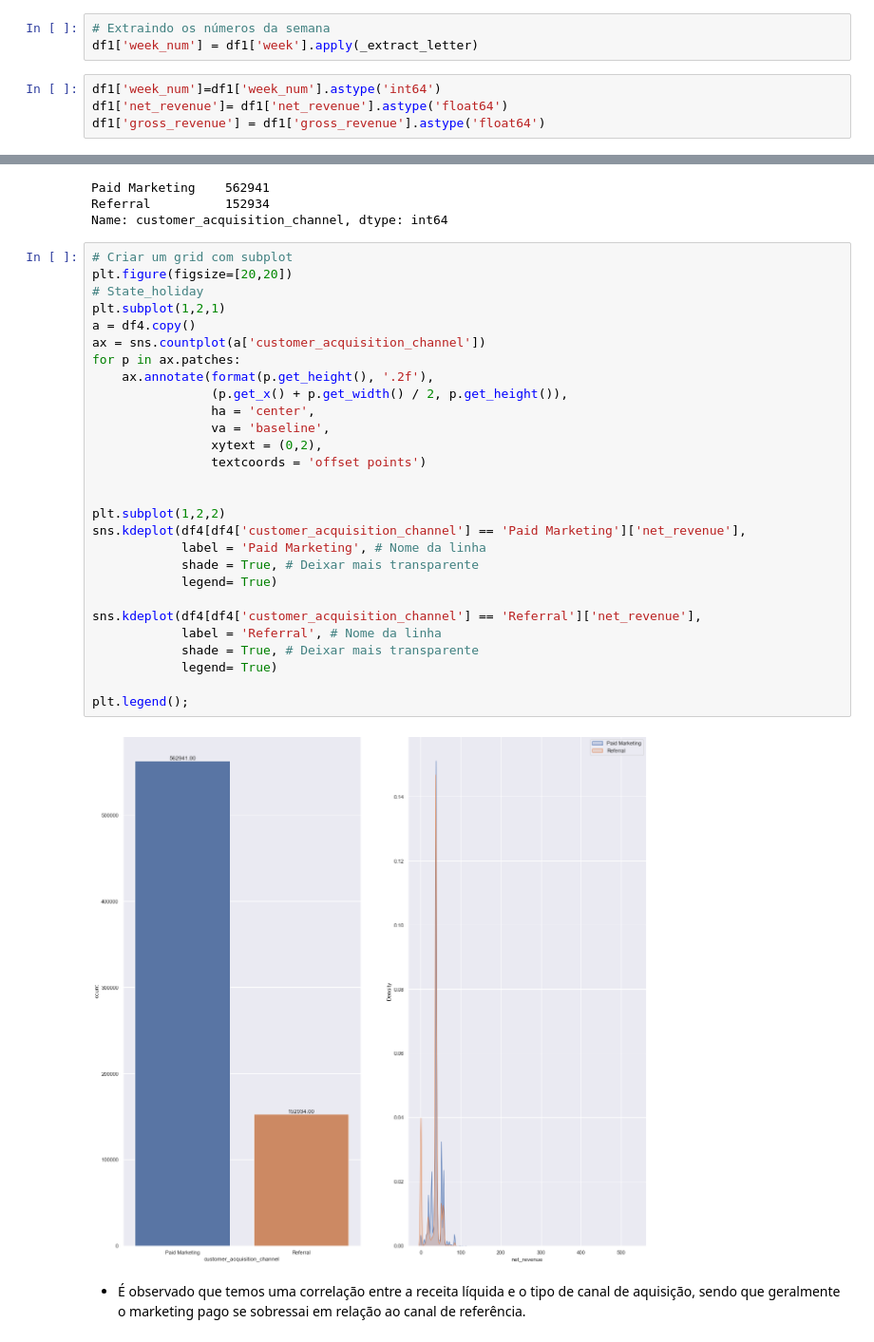
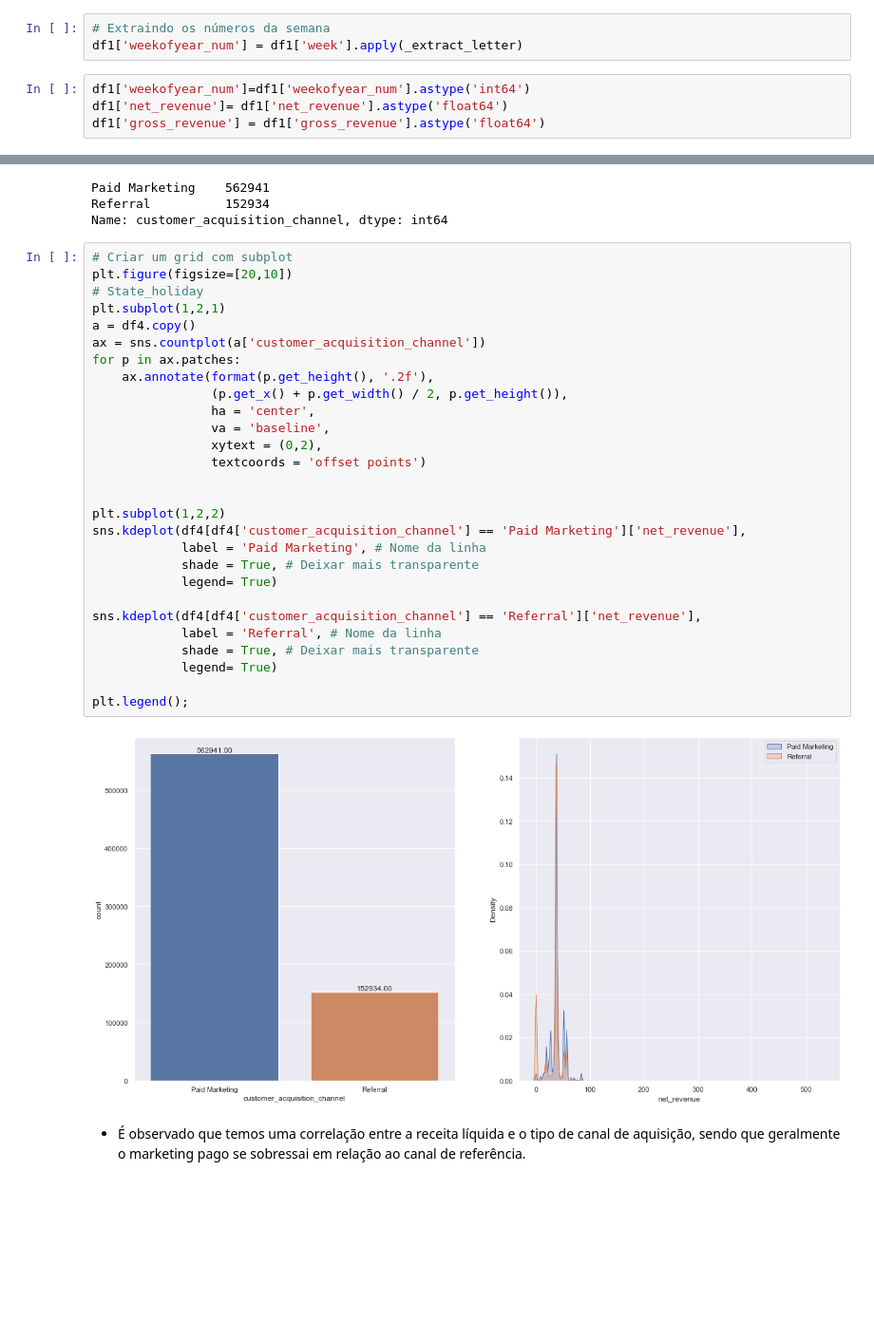
Before and after one commit to KaissonFerreira/forecast_net_revenue, a Jupyter notebook: notebooks/1.0_kf_eda.ipynb, the cells around one changed output, grey strips where cells are left out. Shown at 95% size. Cells and saved outputs as stored; diff of their text form; blank space fills up the shorter version.

```diff
--- a/notebooks/1.0_kf_eda.ipynb
+++ b/notebooks/1.0_kf_eda.ipynb
@@ -150,9 +150,9 @@ dtype: float64
 ### Change DTypes
 # %%
 # Extraindo os números da semana
-df1['week_num'] = df1['week'].apply(_extract_letter)
+df1['weekofyear_num'] = df1['week'].apply(_extract_letter)
 # %%
-df1['week_num']=df1['week_num'].astype('int64')
+df1['weekofyear_num']=df1['weekofyear_num'].astype('int64')
 df1['net_revenue']= df1['net_revenue'].astype('float64')
 df1['gross_revenue'] = df1['gross_revenue'].astype('float64')
 # %%
@@ -323,34 +326,34 @@ Referral          152934
 Name: customer_acquisition_channel, dtype: int64
 # %%
 # Criar um grid com subplot
-plt.figure(figsize=[20,20])
+plt.figure(figsize=[20,10])
 # State_holiday
 plt.subplot(1,2,1)
 a = df4.copy()
 ax = sns.countplot(a['customer_acquisition_channel'])
 for p in ax.patches:
     ax.annotate(format(p.get_height(), '.2f'),
                 (p.get_x() + p.get_width() / 2, p.get_height()),
                 ha = 'center',
                 va = 'baseline',
                 xytext = (0,2),
                 textcoords = 'offset points')
 
 
 plt.subplot(1,2,2)
 sns.kdeplot(df4[df4['customer_acquisition_channel'] == 'Paid Marketing']['net_revenue'],
             label = 'Paid Marketing', # Nome da linha
             shade = True, # Deixar mais transparente
             legend= True)
 
 sns.kdeplot(df4[df4['customer_acquisition_channel'] == 'Referral']['net_revenue'],
             label = 'Referral', # Nome da linha
             shade = True, # Deixar mais transparente
             legend= True)
 
 plt.legend();
 # %% [output]
-[figure, old version]
+[figure, new version]
 # %% [markdown]
 * É observado que temos uma correlação entre a receita líquida e o tipo de canal de aquisição, sendo que geralmente o marketing pago se sobressai em relação ao canal de referência.
 # %% [markdown]
```
Also changed, not shown: parts of 50 cells of this notebook.
